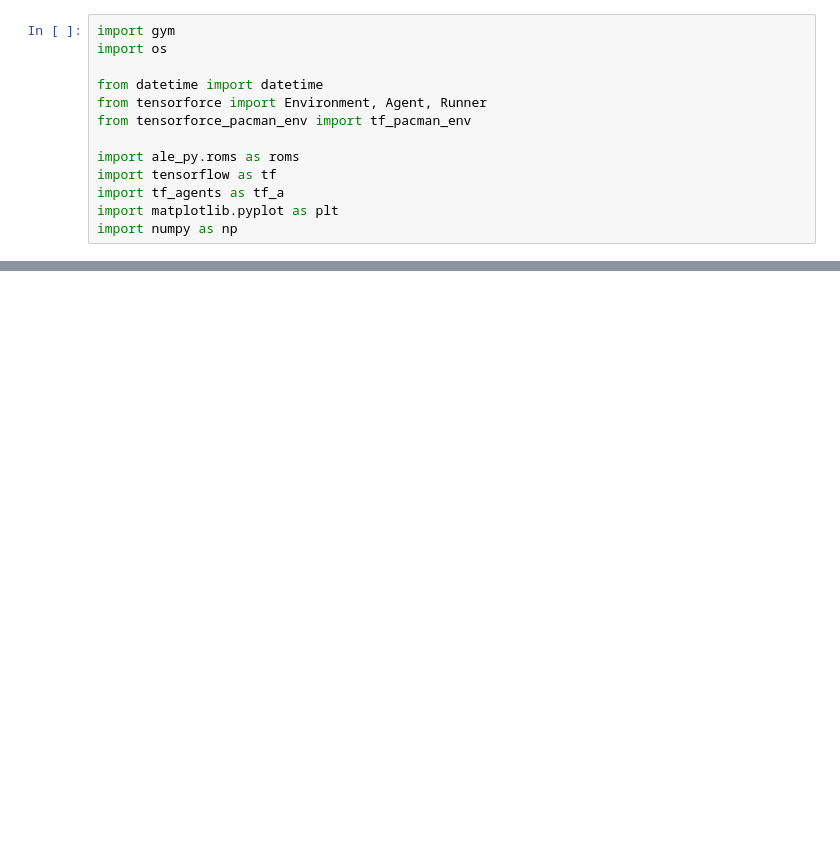
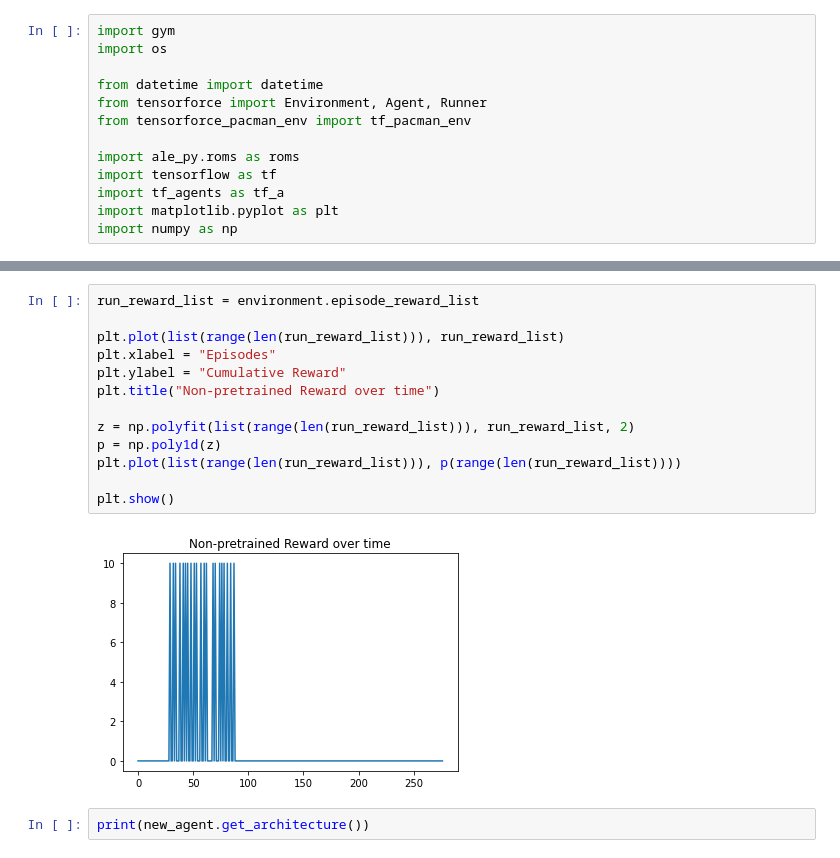
Before and after one commit to ebuntel/BCILfDProject, a Jupyter notebook: tensorforceRun.ipynb, the cells around one changed output, grey strips where cells are left out. Drawn from its saved outputs; the diff is of its cells as text; blank space fills up the shorter version.

```diff
--- a/tensorforceRun.ipynb
+++ b/tensorforceRun.ipynb
@@ -59,2 +149,19 @@ new_runner.run(num_episodes=100, evaluation=True)
 # %% [output]
 WARNING:root:No min_value bound specified for state.
+# %%
+run_reward_list = environment.episode_reward_list
+
+plt.plot(list(range(len(run_reward_list))), run_reward_list)
+plt.xlabel = "Episodes"
+plt.ylabel = "Cumulative Reward"
+plt.title("Non-pretrained Reward over time")
+
+z = np.polyfit(list(range(len(run_reward_list))), run_reward_list, 2)
+p = np.poly1d(z)
+plt.plot(list(range(len(run_reward_list))), p(range(len(run_reward_list))))
+
+plt.show()
+# %% [output]
+[figure, added]
+# %%
+print(new_agent.get_architecture())
```
Also changed, not shown: parts of 5 cells of this notebook, 3 other files.
